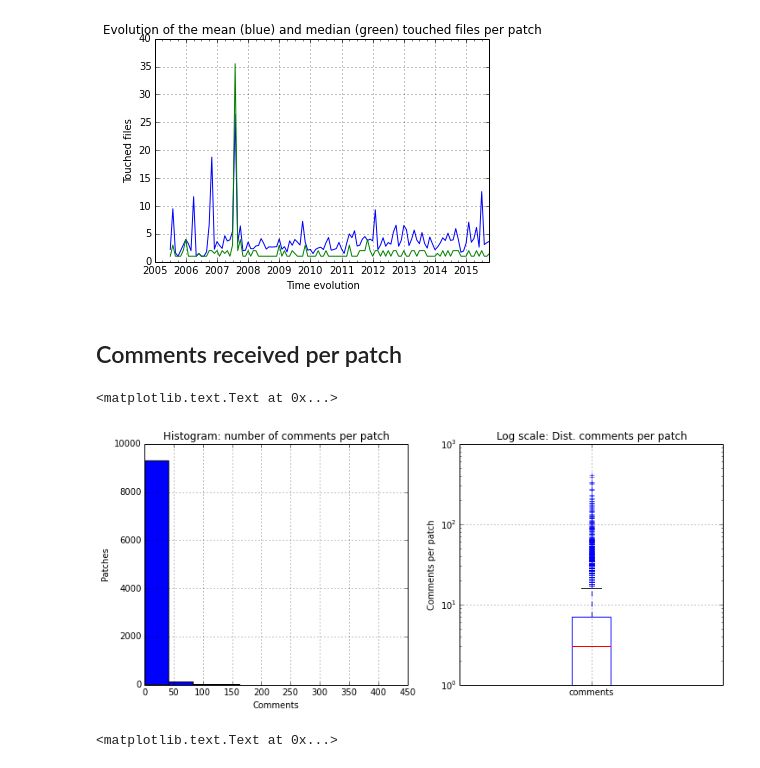
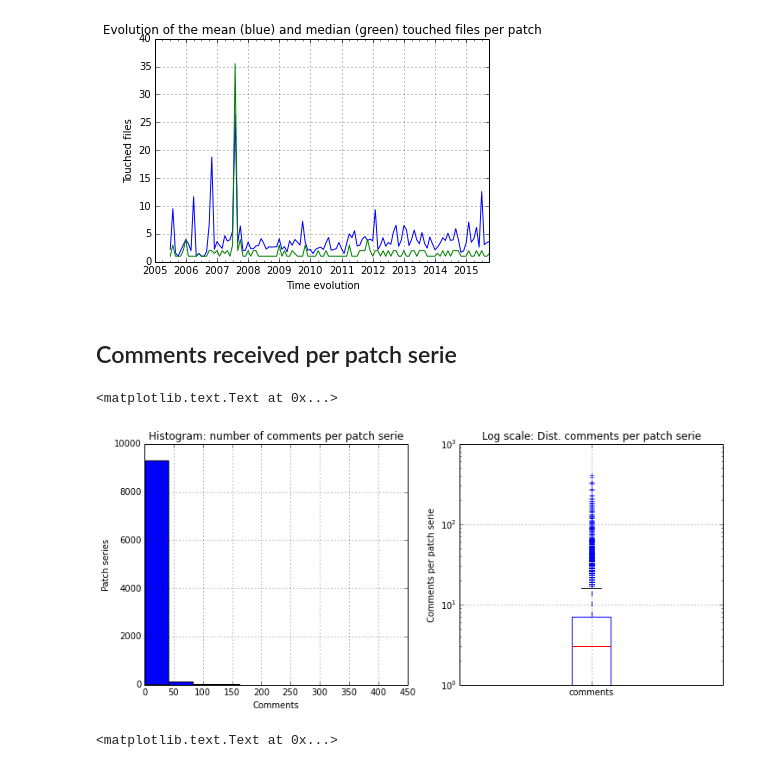
Before and after one commit to dicortazar/ipython-notebooks, a Jupyter notebook: projects/xen-analysis/Code-Review-Metrics.ipynb, the cells around one changed output. Drawn from its saved outputs; the diff is of its cells as text; code cells hidden in the pictures.

```diff
--- a/projects/xen-analysis/Code-Review-Metrics.ipynb
+++ b/projects/xen-analysis/Code-Review-Metrics.ipynb
@@ -1019,7 +1019,7 @@ modified_code_chart.set_title("Evolution of the mean (blue) and median (green) t
 <matplotlib.text.Text at 0x...>
 [figure]
 # %% [markdown]
-## Comments received per patch
+## Comments received per patch serie
 # %%
 # Let's calculate evolution of comments in general when they were sent
 # We should ignore 1970 emails with wrong sent date
@@ -1040,22 +1040,22 @@ comments = execute_query(cursor, query)
 # %%
 comments_list = list(comments)
 comments_df = DataFrame(comments_list, columns=["patch_serie_first_date", "patch_serie", "comments"])
 
 fig, axs = plt.subplots(1,2, figsize=(12,5))
 
 hist_chart = comments_df["comments"].plot(kind="hist", ax=axs[0])
 boxplot_chart = comments_df["comments"].plot(kind="box", ax=axs[1], logy=True)
 
 #chart labels
 hist_chart.set_xlabel("Comments")
-hist_chart.set_ylabel("Patches")
-hist_chart.set_title("Histogram: number of comments per patch")
+hist_chart.set_ylabel("Patch series")
+hist_chart.set_title("Histogram: number of comments per patch serie")
 
-boxplot_chart.set_ylabel("Comments per patch")
-boxplot_chart.set_title("Log scale: Dist. comments per patch")
+boxplot_chart.set_ylabel("Comments per patch serie")
+boxplot_chart.set_title("Log scale: Dist. comments per patch serie")
 # %% [output]
 <matplotlib.text.Text at 0x...>
-[figure, old version]
+[figure, new version]
 # %%
 # Comments per patch serie in mean. This is also time series distributed to check if there are more comments per patch series in mean and median
 mean_comments = comments_df.set_index("patch_serie_first_date").resample('M', how={"comments":np.mean})
```
Also changed, not shown: parts of 22 cells of this notebook.
